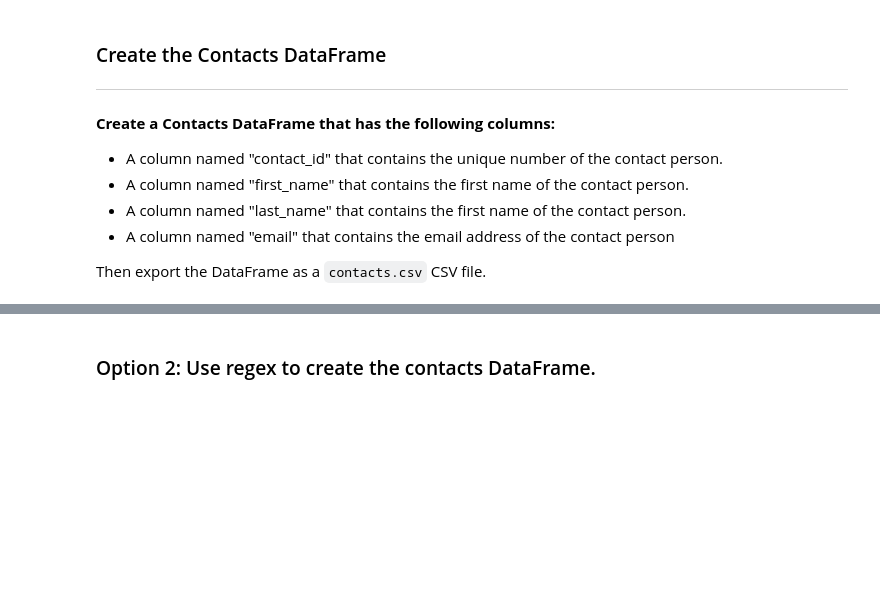
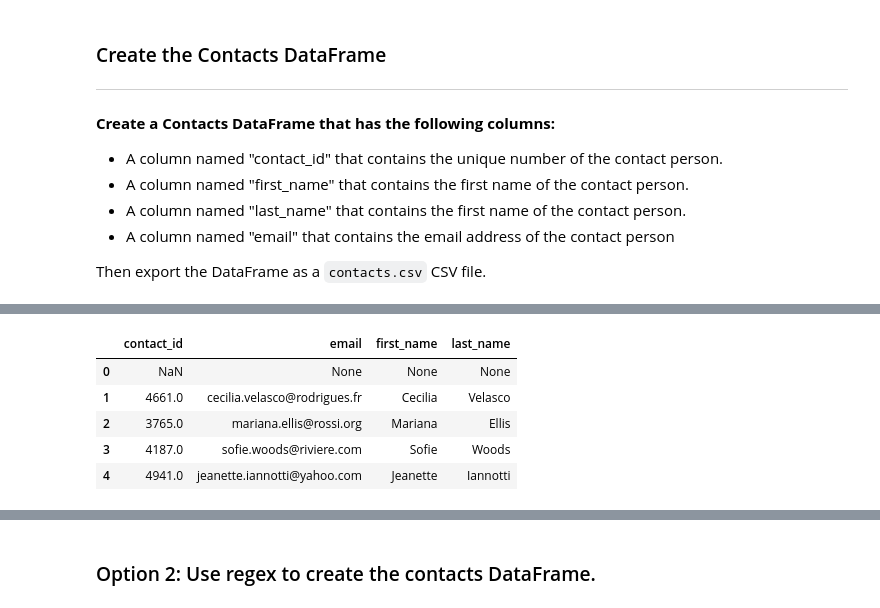
Before and after one commit to Oatsinthepine/Crowdfunding_ETL, a Jupyter notebook: ETL_Mini_Project_ZYZhou.ipynb, the cells around one changed output, grey strips where cells are left out. Saved outputs shown, nothing was run; the diff lists cells and outputs as text; code cells hidden in the pictures; blank space fills up the shorter version.

```diff
--- a/ETL_Mini_Project_ZYZhou.ipynb
+++ b/ETL_Mini_Project_ZYZhou.ipynb
@@ -401,0 +392,20 @@ dict = []
+# %%
+# Iterate through the contact_info_df and convert each row to a dictionary.
+import json
+dict_values = []
+for i, row in contact_info_df.iterrows():
+    json_string = row.iloc[0]  # Use .iloc for positional indexing
+
+    try:
+        # Convert JSON string to dictionary
+        converted_data = json.loads(json_string)
+
+        # Extract values from the dictionary
+        row_values = [v for k, v in converted_data.items()]
+
+        # Append the list of values to the result list
+        dict_values.append(row_values)
+    except json.JSONDecodeError:
+        dict_values.append([])
+# Print out the list of values for each row.
+print(dict_values)
@@ -402,3 +414,5 @@ dict = []
 # %%
 # Create a contact_info DataFrame and add each list of values, i.e., each row
 # to the 'contact_id', 'name', 'email' columns.
+contacts_df = pd.DataFrame(dict_values, columns=['contact_id', 'name', 'email'])
+contacts_df.head()
@@ -407,7 +440,15 @@ dict = []
 # %%
 # Create a "first"name" and "last_name" column with the first and last names from the "name" column.
-
-
+contacts_df[['first_name' , 'last_name']]=contacts_df['name'].str.split(' ' , expand=True)
 # Drop the contact_name column
+contacts_df.drop(columns=['name'], inplace=True)
+contacts_df.head()
+# %% [output]
+|  | contact_id | email | first_name | last_name |
+| 0 | NaN | None | None | None |
+| 1 | 4661.0 | cecilia.velasco@rodrigues.fr | Cecilia | Velasco |
+| 2 | 3765.0 | mariana.ellis@rossi.org | Mariana | Ellis |
+| 3 | 4187.0 | sofie.woods@riviere.com | Sofie | Woods |
+| 4 | 4941.0 | jeanette.iannotti@yahoo.com | Jeanette | Iannotti |
 # %%
 # Reorder the columns
```
Also changed, not shown: parts of 12 cells of this notebook, 1 other file.
